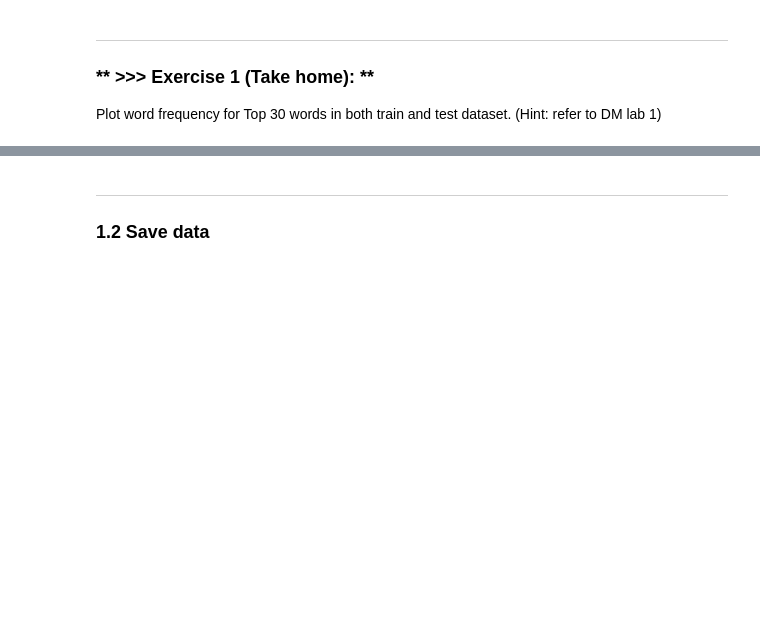
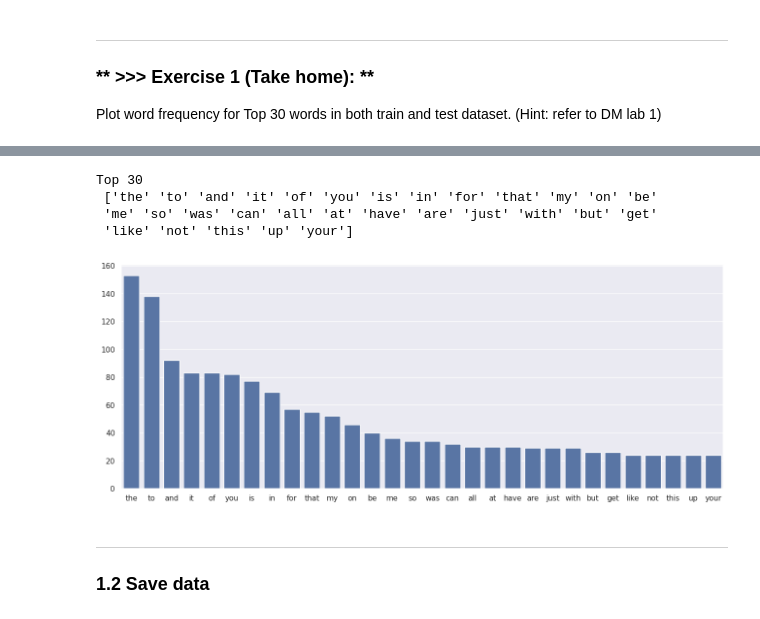
Before and after one commit to SWCst1020575/DM2023-Lab2-Master, a Jupyter notebook: DM2023-Lab2-Master.ipynb, the cells around one changed output, grey strips where cells are left out. Saved outputs shown, nothing was run; the diff lists cells and outputs as text; code cells hidden in the pictures; blank space fills up the shorter version.

```diff
--- a/DM2023-Lab2-Master.ipynb
+++ b/DM2023-Lab2-Master.ipynb
@@ -116,3 +134,20 @@ Plot word frequency for Top 30 words in both train and test dataset. (Hint: refe
+# %%
+test_count = CountVectorizer(max_features=30)
+test_text = train_count.fit_transform(test_df["text"])
+
+frequency = [sum(i) for i in test_text.toarray().T]
+word_index = sorted(range(len(frequency)),reverse=True, key=lambda k: frequency[k])
+word_rank = train_count.get_feature_names_out()[word_index]
+
+sns.set(rc={'figure.figsize':(16,6)})
+sns.barplot(x=word_rank,y=sorted(frequency,reverse=True))
+print(f"Top 30\n {word_rank}\n")
+# %% [output]
+Top 30
+ ['the' 'to' 'and' 'it' 'of' 'you' 'is' 'in' 'for' 'that' 'my' 'on' 'be'
+ 'me' 'so' 'was' 'can' 'all' 'at' 'have' 'are' 'just' 'with' 'but' 'get'
+ 'like' 'not' 'this' 'up' 'your']
+[figure, added]
 # %% [markdown]
 ---
 ### 1.2 Save data
```
Also changed, not shown: parts of 12 cells of this notebook, 1 other file.
